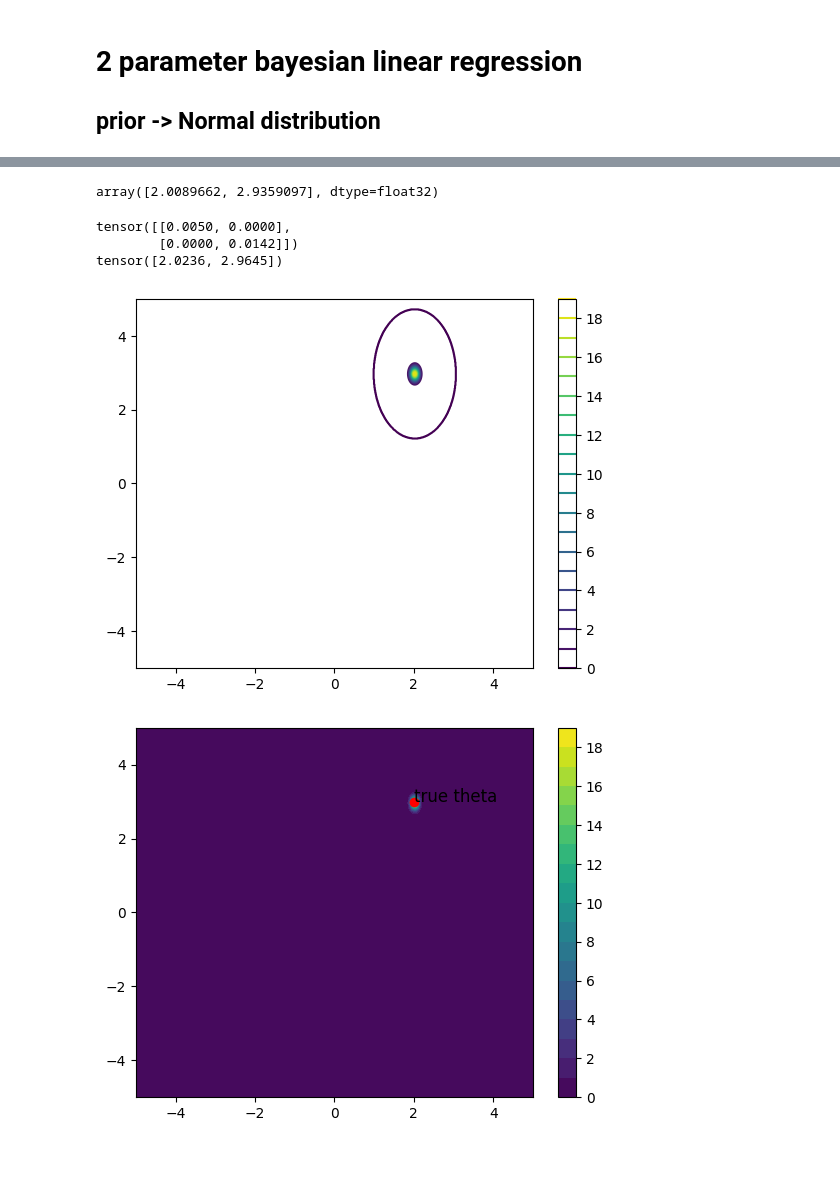
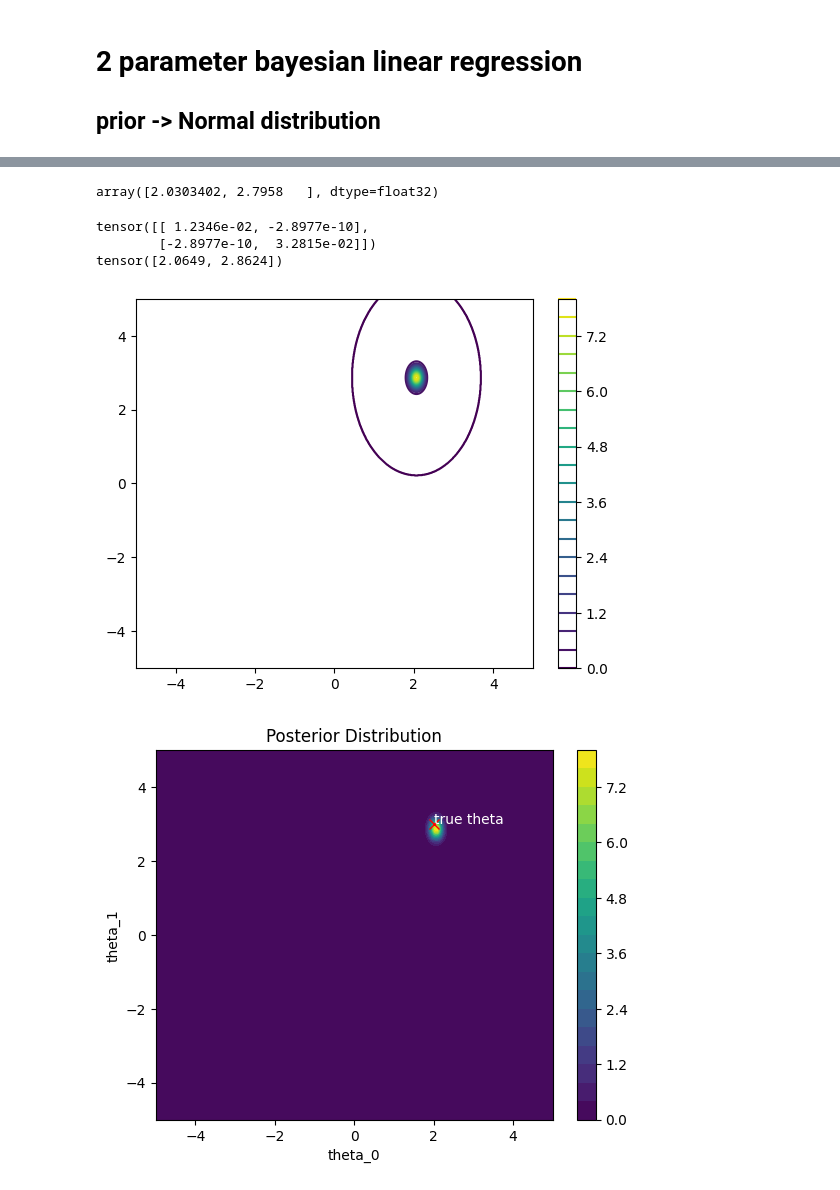
Before and after one commit to Kalash0309/Bayesian_Unlearning, a Jupyter notebook: Kalash/bayesian_linear_regression.ipynb, the cells around one changed output, grey strips where cells are left out. Drawn from its saved outputs; the diff is of its cells as text; code cells hidden in the pictures; blank space fills up the shorter version.

```diff
--- a/Kalash/bayesian_linear_regression.ipynb
+++ b/Kalash/bayesian_linear_regression.ipynb
@@ -264,7 +264,7 @@ def generate_dataset(n):
 
 # Plot dataset
 def plot_linear_dataset(x,y):
-    plt.plot(x,f(x), color='red', label='f(x)')
+    plt.plot(x,f(x), color='red', label='y = f(x): true function')
     plt.scatter(x, y, label='dataset samples')
     plt.legend()
     plt.xlabel('x')
@@ -272,7 +272,7 @@ def plot_linear_dataset(x,y):
     plt.title('Dataset')
     plt.show()
 
-x, y = generate_dataset(50)
+x, y = generate_dataset(20)
 plot_linear_dataset(x,y)
 # plt.plot(x,f(x), color='red', label='f(x) = 3x+2')
 # plt.scatter(x, y, label='dataset samples')
@@ -318,7 +360,7 @@ array([2.0336905, 3.007174 ], dtype=float32)
 theta_map = np.linalg.inv(X.T @ X + (sigma/b)**2) @ X.T @ np.array(y)
 theta_map
 # %% [output]
-array([2.0089662, 2.9359097], dtype=float32)
+array([2.0303402, 2.7958   ], dtype=float32)
 # %%
 X = torch.tensor(np.column_stack((np.ones_like(x), x)))
 # sigma_posterior = torch.inverse((X.T @ X) / ((sigma)**2) + (1/b) * torch.inverse(torch.eye(2)))
@@ -328,9 +370,9 @@ print(sigma_posterior)
 mean_posterior = sigma_posterior @ ((X.T @ np.array(y)) / ((sigma)**2) + (prior_mean/b))
 print(mean_posterior)
 # %% [output]
-tensor([[0.0050, 0.0000],
-        [0.0000, 0.0142]])
-tensor([2.0236, 2.9645])
+tensor([[ 1.2346e-02, -2.8977e-10],
+        [-2.8977e-10,  3.2815e-02]])
+tensor([2.0649, 2.8624])
 # %%
 theta_posterior = torch.distributions.MultivariateNormal(mean_posterior, sigma_posterior)
 
@@ -339,32 +381,37 @@ theta_posterior = torch.distributions.MultivariateNormal(mean_posterior, sigma_p
 plot_contour_dist(theta_posterior)
 plt.show()
 # %% [output]
-[figure, old version]
+[figure, new version]
 # %%
 def plot_contourf_dist(dist, colour=None, alpha=None, linestyle=None, x=None, y=None):
     if x is None:
         x = torch.linspace(-5, 5, 1000)
     if y is None:
         y = torch.linspace(-5, 5, 1000)
     X, Y = torch.meshgrid(x, y)
     Z = torch.stack([X, Y], dim=-1)
     z = dist.log_prob(Z).exp()
     z = z.detach().numpy()
     if colour is None:
         colour = 'viridis'
     if alpha is None:
         alpha = 1
     if linestyle is None:
         linestyle = 'solid'
 
-    # plot a single point in red colour
-    plt.plot(2, 3, 'ro', label='true theta')
-    plt.text(2, 3, 'true theta', fontsize=12)
+    # plot a single point in red colour and also label its grid point
+    plt.plot(2, 3, 'ro', label='true theta', markersize=7, marker='x')
+    plt.text(2, 3, 'true theta', fontsize=10, color='white')
     plt.contourf(X, Y, z , levels = 20, cmap = colour, alpha = alpha, linestyles = linestyle)
+    # plt.plot(dist.mean[0], dist.mean[1], 'ro', label='theta map', markersize=7)
+    # plt.text(dist.mean[0], dist.mean[1], 'theta map', fontsize=10, color='white')
+    plt.title('Posterior Distribution')
+    plt.xlabel('theta_0')
+    plt.ylabel('theta_1')
     plt.colorbar()
     # plt.show()
 
 plot_contourf_dist(theta_posterior)
 plt.show()
 # %% [output]
-[figure, old version]
+[figure, new version]
```
Also changed, not shown: parts of 29 cells of this notebook, 31 other files.
